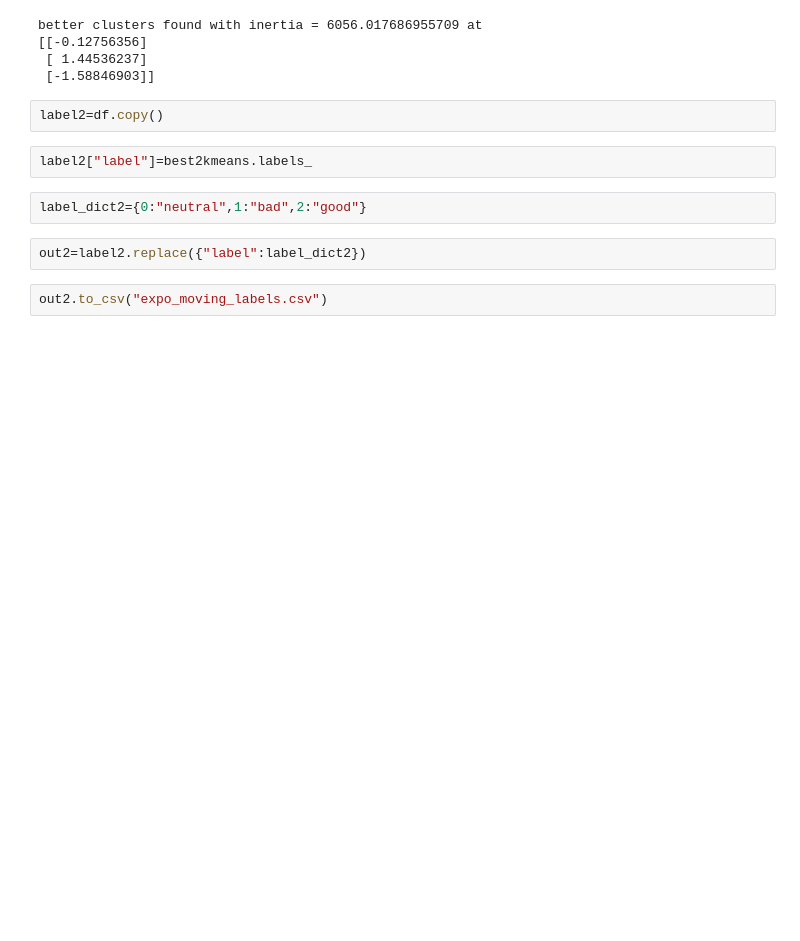
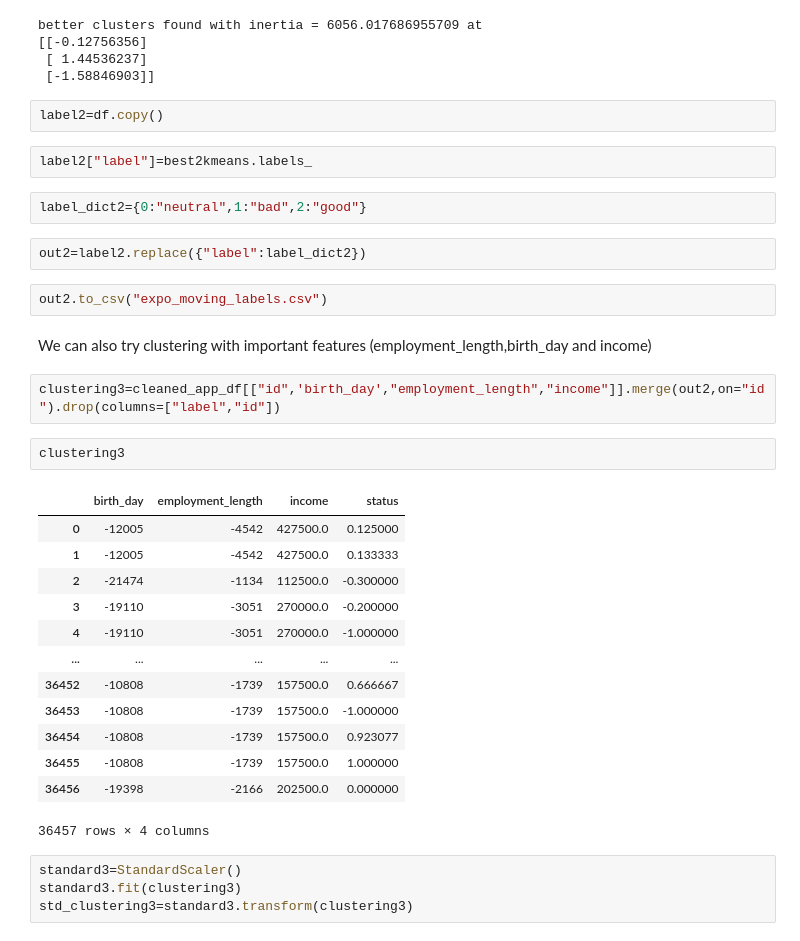
Before and after one commit to johntanas/it1244project, a Jupyter notebook: code/label_kmeans.ipynb, the cells around one changed output. Drawn from its saved outputs; the diff is of its cells as text; blank space fills up the shorter version.

```diff
--- a/code/label_kmeans.ipynb
+++ b/code/label_kmeans.ipynb
@@ -218,3 +218,27 @@ label_dict2={0:"neutral",1:"bad",2:"good"}
 out2=label2.replace({"label":label_dict2})
 # %%
 out2.to_csv("expo_moving_labels.csv")
+# %% [markdown]
+We can also try clustering with important features (employment_length,birth_day and income)
+# %%
+clustering3=cleaned_app_df[["id",'birth_day',"employment_length","income"]].merge(out2,on="id").drop(columns=["label","id"])
+# %%
+clustering3
+# %% [output]
+|  | birth_day | employment_length | income | status |
+| 0 | -12005 | -4542 | 427500.0 | 0.125000 |
+| 1 | -12005 | -4542 | 427500.0 | 0.133333 |
+| 2 | -21474 | -1134 | 112500.0 | -0.300000 |
+| 3 | -19110 | -3051 | 270000.0 | -0.200000 |
+| 4 | -19110 | -3051 | 270000.0 | -1.000000 |
+| ... | ... | ... | ... | ... |
+| 36452 | -10808 | -1739 | 157500.0 | 0.666667 |
+| 36453 | -10808 | -1739 | 157500.0 | -1.000000 |
+| 36454 | -10808 | -1739 | 157500.0 | 0.923077 |
+| 36455 | -10808 | -1739 | 157500.0 | 1.000000 |
+| 36456 | -19398 | -2166 | 202500.0 | 0.000000 |
+36457 rows × 4 columns
+# %%
+standard3=StandardScaler()
+standard3.fit(clustering3)
+std_clustering3=standard3.transform(clustering3)
```
Also changed, not shown: parts of 8 cells of this notebook.
